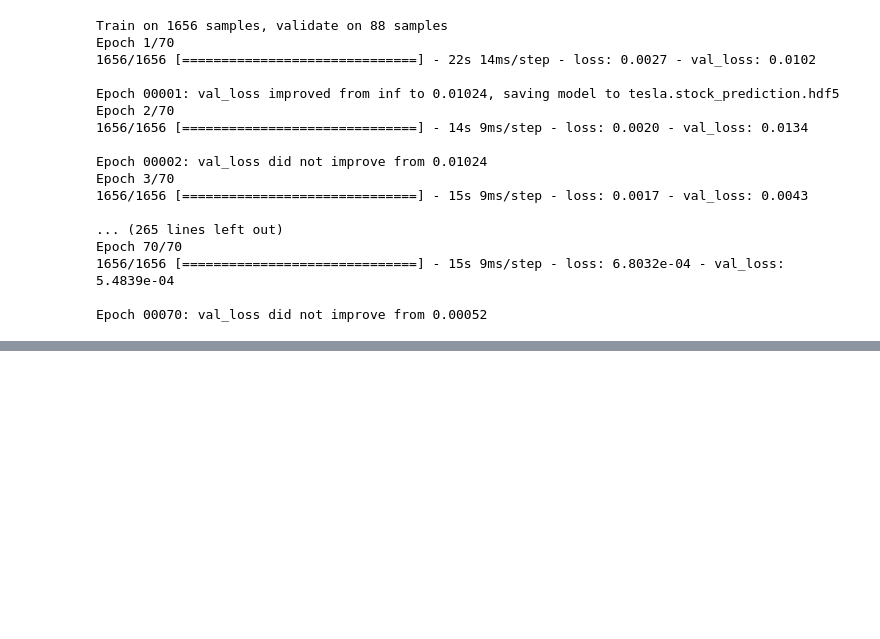
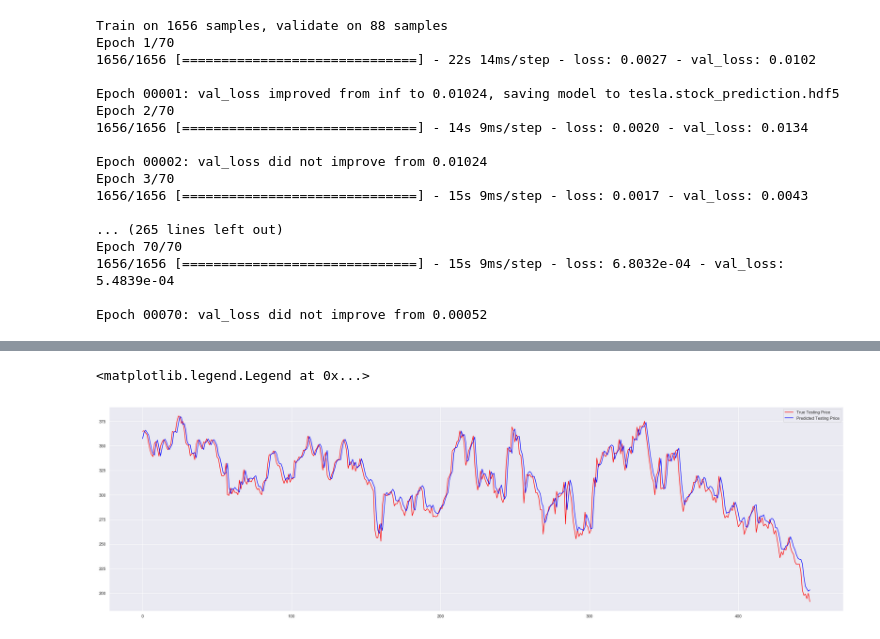
Before and after one commit to shubham-kothari/Stock-Price-Prediction-TSLA-using-LSTM, a Jupyter notebook: Stock Price Prediction - TSLA.ipynb, the cells around one changed output, grey strips where cells are left out. Drawn from its saved outputs; the diff is of its cells as text; code cells hidden in the pictures; blank space fills up the shorter version.

```diff
--- a/Stock Price Prediction - TSLA.ipynb
+++ b/Stock Price Prediction - TSLA.ipynb
@@ -233,0 +247,11 @@ model = load_model('tesla.stock_prediction.hdf5')
+# %%
+y_test_scaled = scaler.inverse_transform(y_test.reshape(-1, 1))
+
+
+fig, ax = plt.subplots(figsize=(35,10))
+ax.plot(y_test_scaled, color='red', label='True Stock Price')
+plt.plot(predictions, color='blue', label='Predicted Stock Price')
+plt.legend()
+# %% [output]
+<matplotlib.legend.Legend at 0x...>
+[figure, added]
```
Also changed, not shown: parts of 7 cells of this notebook.
